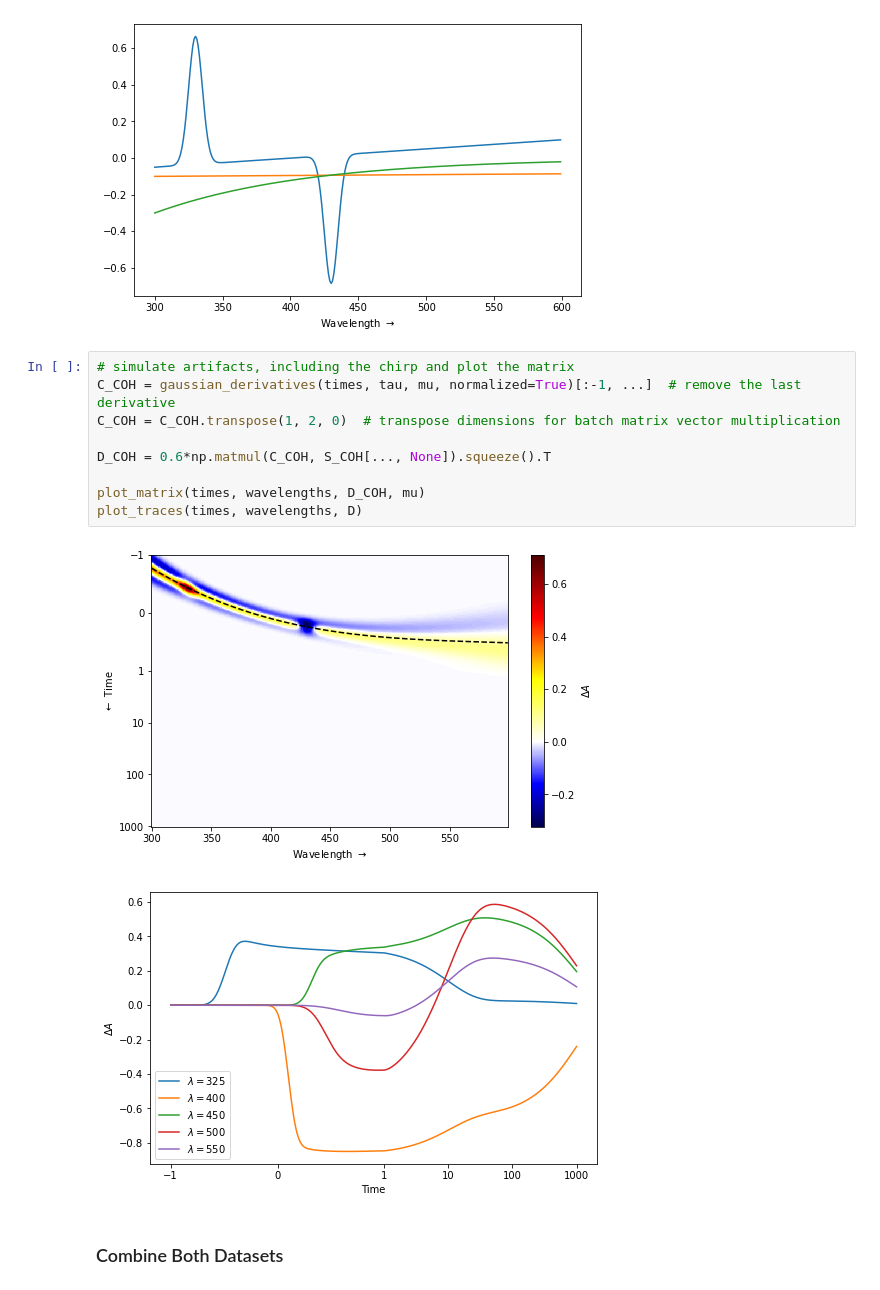
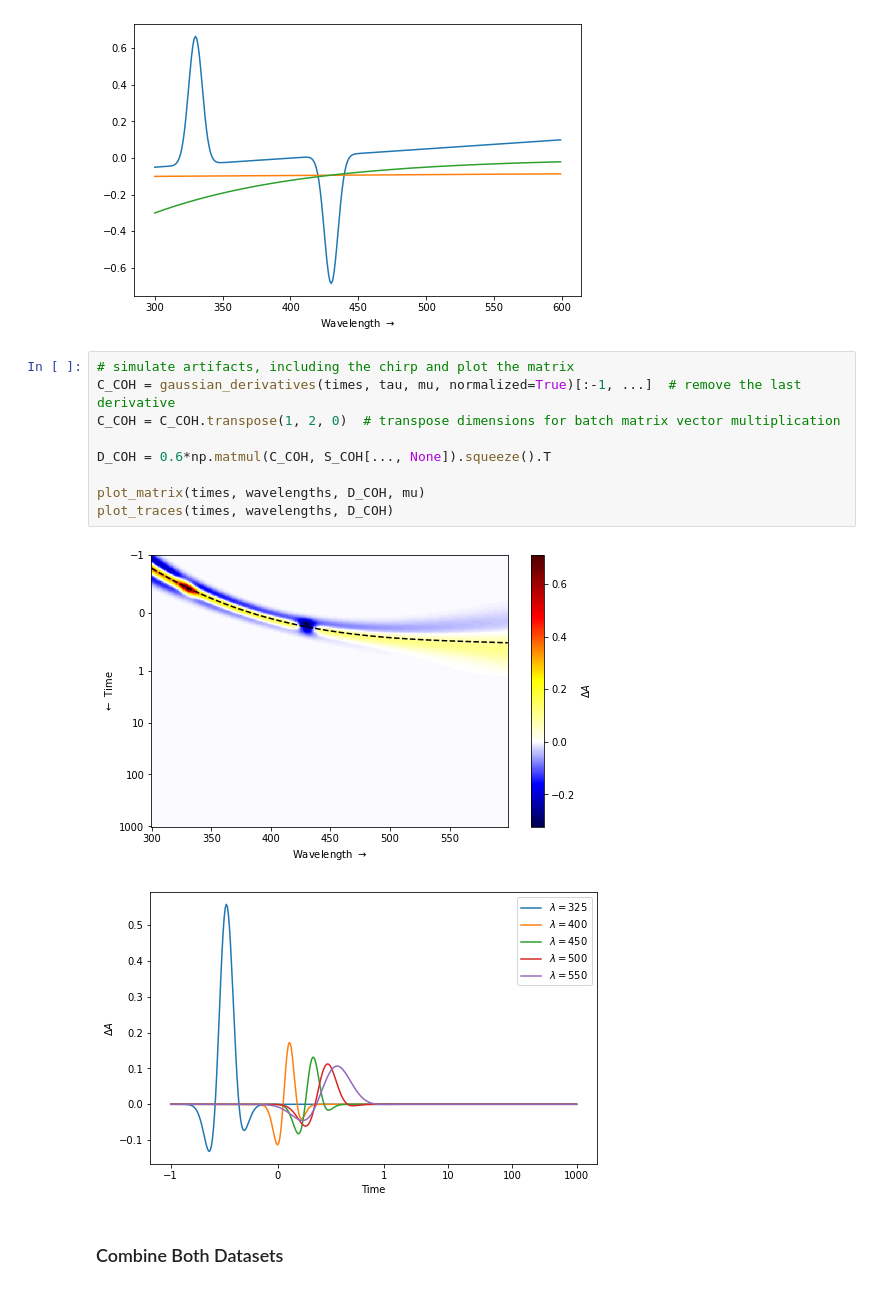
Before and after one commit to dmadea/Jupyter-Tutorials, a Jupyter notebook: Femto + LDM/Femto tutorial.ipynb, the cells around one changed output. Cells and saved outputs as stored; diff of their text form.

```diff
--- a/Femto + LDM/Femto tutorial.ipynb
+++ b/Femto + LDM/Femto tutorial.ipynb
@@ -679,15 +681,15 @@ plt.show()
 # %%
 # simulate artifacts, including the chirp and plot the matrix
 C_COH = gaussian_derivatives(times, tau, mu, normalized=True)[:-1, ...]  # remove the last derivative
 C_COH = C_COH.transpose(1, 2, 0)  # transpose dimensions for batch matrix vector multiplication
 
 D_COH = 0.6*np.matmul(C_COH, S_COH[..., None]).squeeze().T
 
 plot_matrix(times, wavelengths, D_COH, mu)
-plot_traces(times, wavelengths, D)
+plot_traces(times, wavelengths, D_COH)
 # %% [output]
 [figure]
-[figure, old version]
+[figure, new version]
 # %% [markdown]
 ### Combine Both Datasets
 # %%
```
Also changed, not shown: parts of 10 cells of this notebook, 1 other file.
